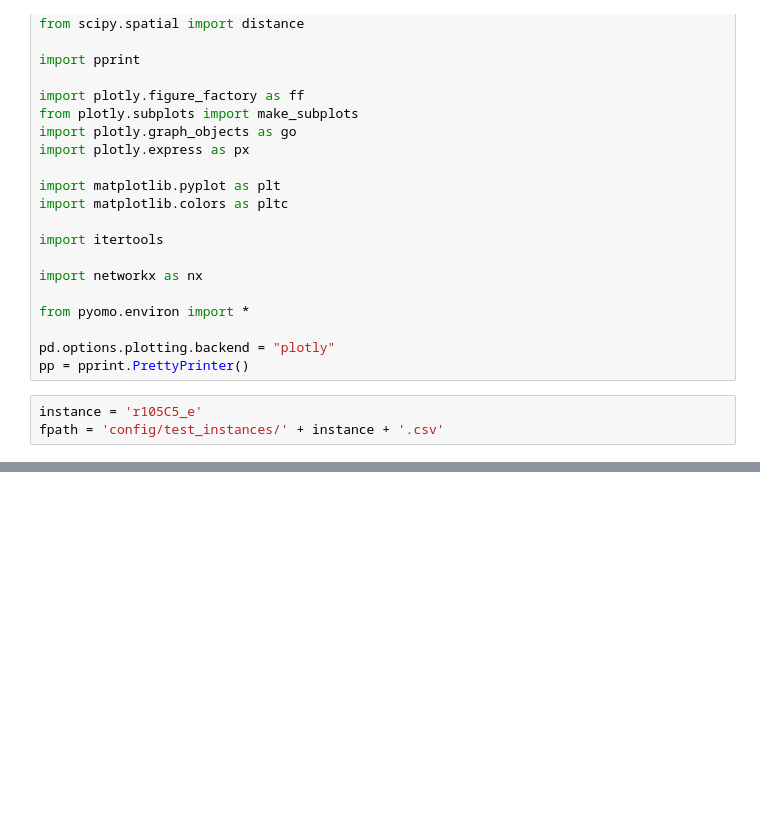
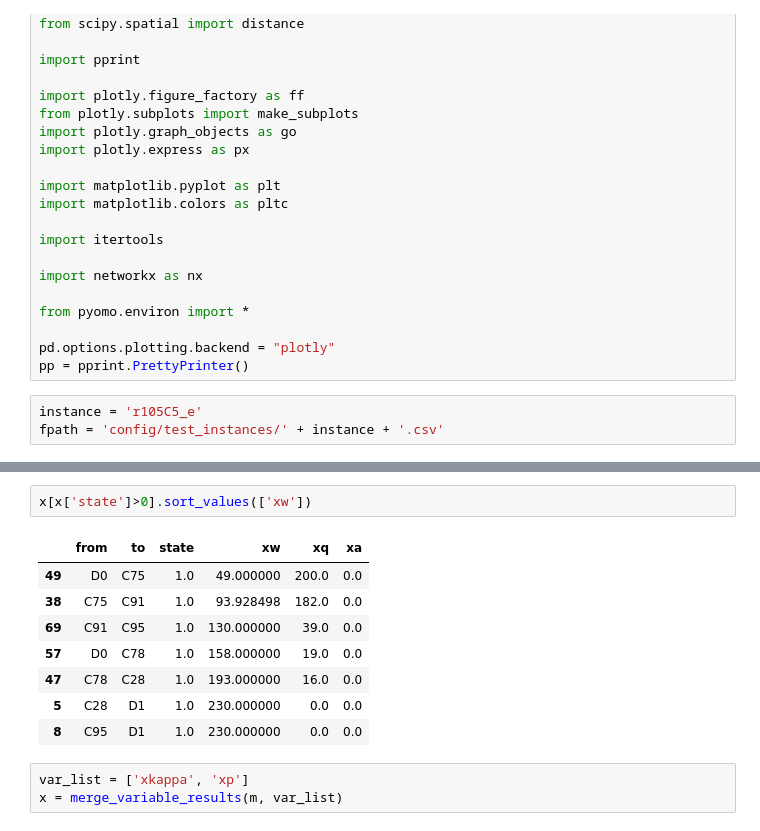
Before and after one commit to rariss/E-VRP-TW-V2G, a Jupyter notebook: evrp/e-vrp-tw.ipynb, the cells around one changed output, grey strips where cells are left out. Drawn from its saved outputs; the diff is of its cells as text; blank space fills up the shorter version.

```diff
--- a/evrp/e-vrp-tw.ipynb
+++ b/evrp/e-vrp-tw.ipynb
@@ -76,0 +115,14 @@ m.data['V_']['tS'].to_dict()
+# %%
+x[x['state']>0].sort_values(['xw'])
+# %% [output]
+|  | from | to | state | xw | xq | xa |
+| 49 | D0 | C75 | 1.0 | 49.000000 | 200.0 | 0.0 |
+| 38 | C75 | C91 | 1.0 | 93.928498 | 182.0 | 0.0 |
+| 69 | C91 | C95 | 1.0 | 130.000000 | 39.0 | 0.0 |
+| 57 | D0 | C78 | 1.0 | 158.000000 | 19.0 | 0.0 |
+| 47 | C78 | C28 | 1.0 | 193.000000 | 16.0 | 0.0 |
+| 5 | C28 | D1 | 1.0 | 230.000000 | 0.0 | 0.0 |
+| 8 | C95 | D1 | 1.0 | 230.000000 | 0.0 | 0.0 |
+# %%
+var_list = ['xkappa', 'xp']
+x = merge_variable_results(m, var_list)
```
Also changed, not shown: parts of 9 cells of this notebook, 1 other file.
